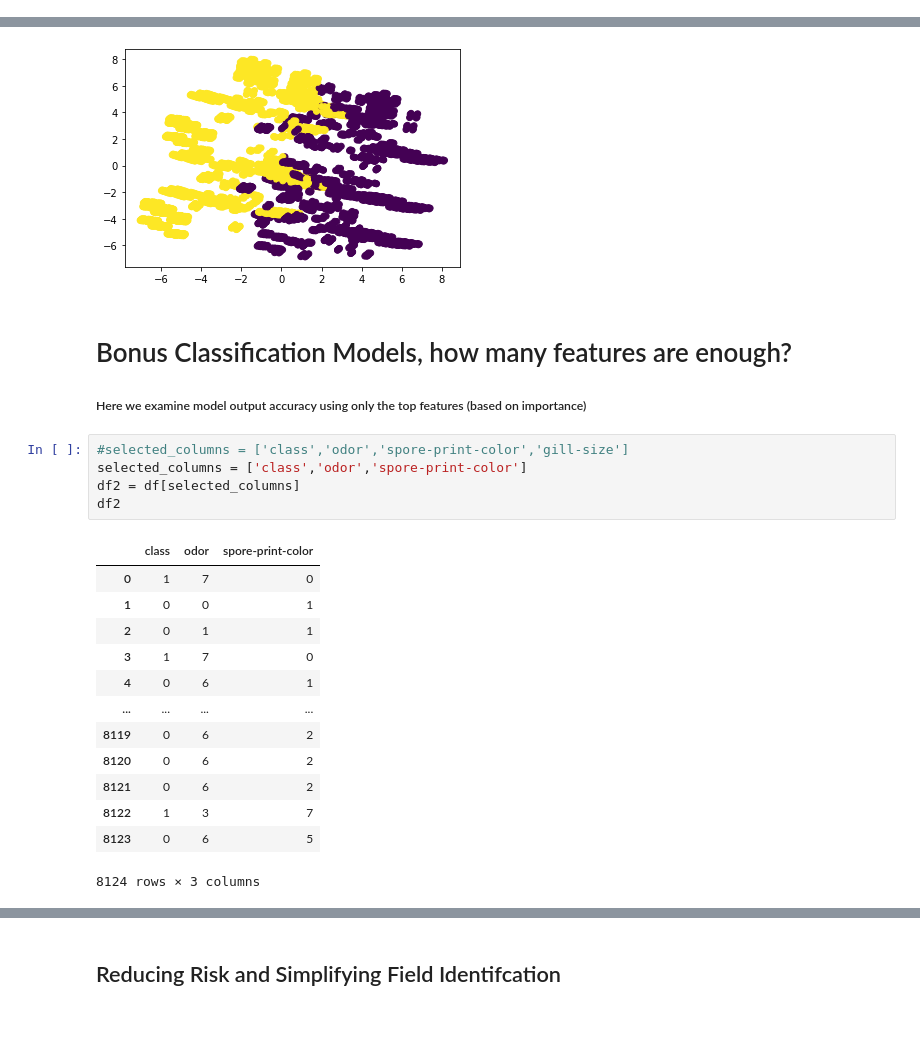
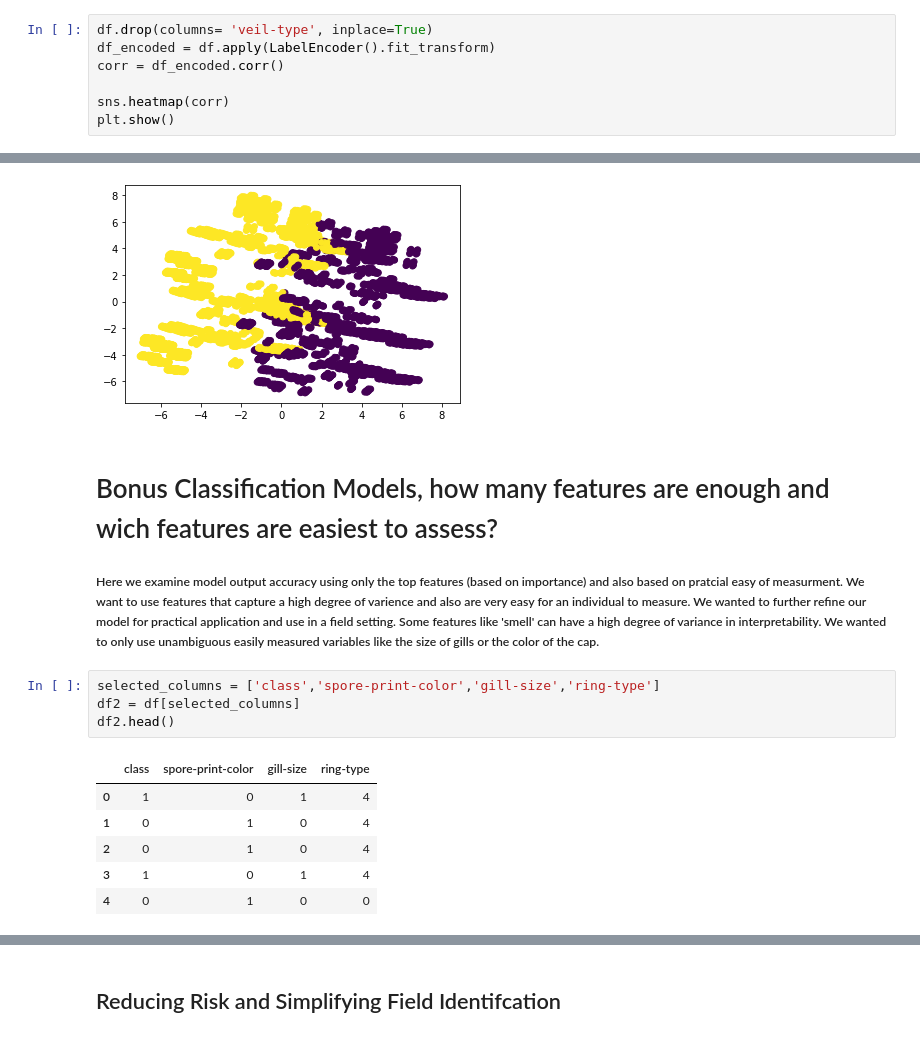
Before and after one commit to bobbyjy/PythonFinal, a Jupyter notebook: mushroom_EDA.ipynb, the cells around one changed output, grey strips where cells are left out. Drawn from its saved outputs; the diff is of its cells as text.

```diff
--- a/mushroom_EDA.ipynb
+++ b/mushroom_EDA.ipynb
@@ -306,0 +318,7 @@ plt.show()
+# %%
+df.drop(columns= 'veil-type', inplace=True)
+df_encoded = df.apply(LabelEncoder().fit_transform)
+corr = df_encoded.corr()
+
+sns.heatmap(corr)
+plt.show()
@@ -354,25 +374,17 @@ plt.scatter(X_pca[:, 0], X_pca[:, 1], c=cluster_assignments, cmap='viridis')
 plt.show()
 # %% [output]
 [figure]
-# %% [markdown]
-# Bonus Classification Models, how many features are enough?
-##### Here we examine model output accuracy using only the top features (based on importance)
+# %% [markdown]
+# Bonus Classification Models, how many features are enough and wich features are easiest to assess?
+##### Here we examine model output accuracy using only the top features (based on importance) and also based on pratcial easy of measurment. We want to use features that capture a high degree of varience and also are very easy for an individual to measure. We wanted to further refine our model for practical application and use in a field setting. Some features like 'smell' can have a high degree of variance in interpretability. We wanted to only use unambiguous easily measured variables like the size of gills or the color of the cap.
 # %%
-#selected_columns = ['class','odor','spore-print-color','gill-size']
-selected_columns = ['class','odor','spore-print-color']
+selected_columns = ['class','spore-print-color','gill-size','ring-type']
 df2 = df[selected_columns]
-df2
+df2.head()
 # %% [output]
-|  | class | odor | spore-print-color |
-| 0 | 1 | 7 | 0 |
-| 1 | 0 | 0 | 1 |
-| 2 | 0 | 1 | 1 |
-| 3 | 1 | 7 | 0 |
-| 4 | 0 | 6 | 1 |
-| ... | ... | ... | ... |
-| 8119 | 0 | 6 | 2 |
-| 8120 | 0 | 6 | 2 |
-| 8121 | 0 | 6 | 2 |
-| 8122 | 1 | 3 | 7 |
-| 8123 | 0 | 6 | 5 |
+|  | class | spore-print-color | gill-size | ring-type |
+| 0 | 1 | 0 | 1 | 4 |
+| 1 | 0 | 1 | 0 | 4 |
+| 2 | 0 | 1 | 0 | 4 |
+| 3 | 1 | 0 | 1 | 4 |
+| 4 | 0 | 1 | 0 | 0 |
-8124 rows × 3 columns
```
Also changed, not shown: parts of 30 cells of this notebook.
